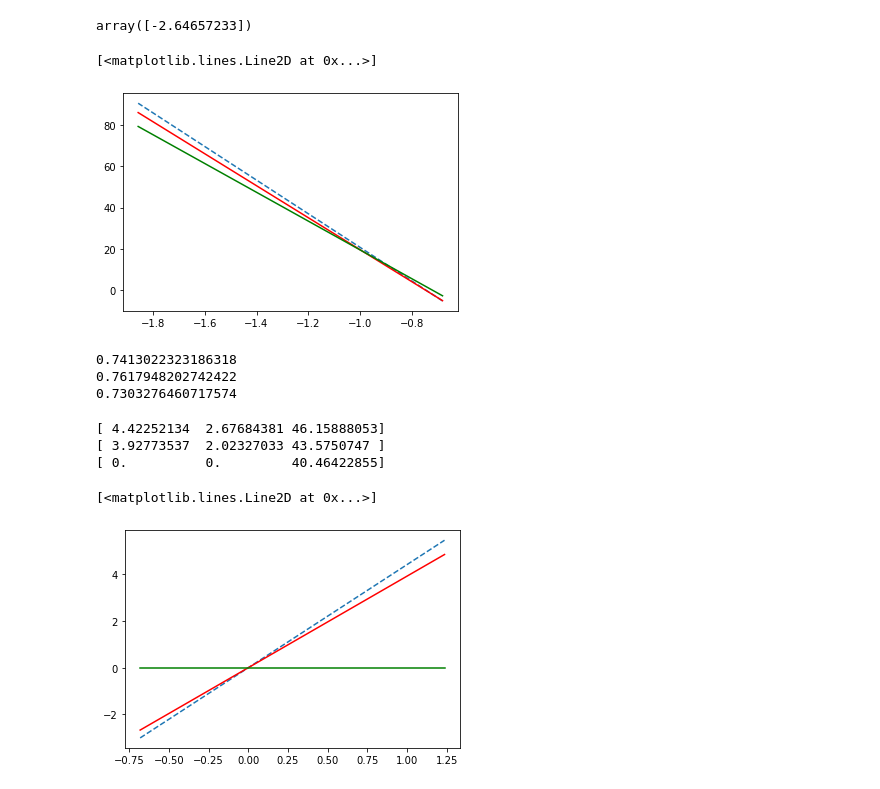
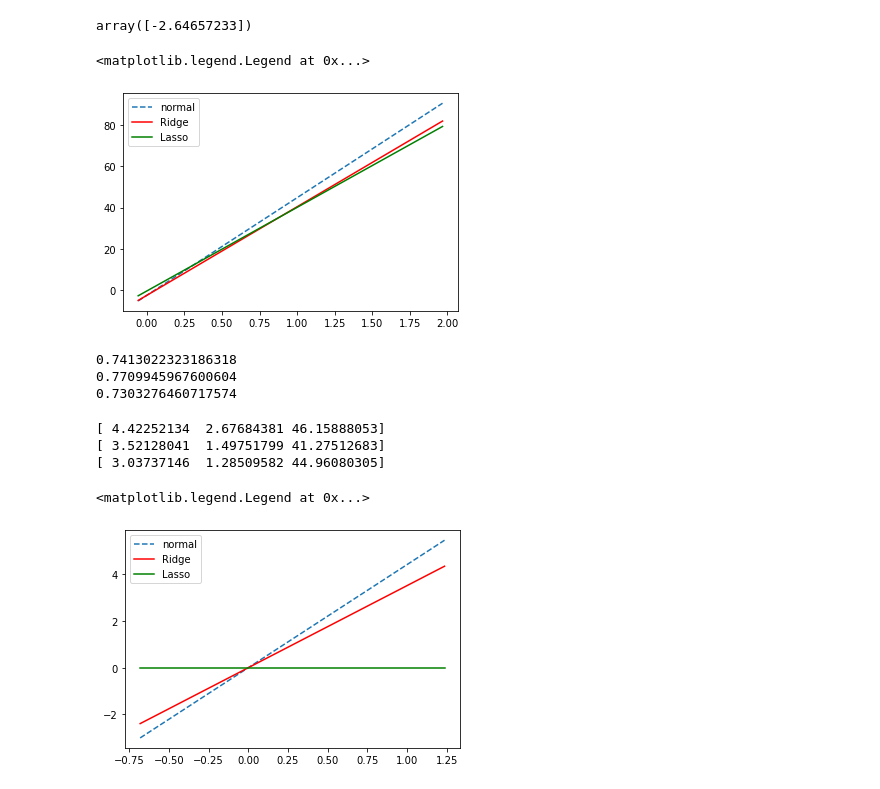
Before and after one commit to germanlinux/notebooks, a Jupyter notebook: blog/regression lineaire, lasso, ridge.ipynb, the cells around one changed output. Saved outputs shown, nothing was run; the diff lists cells and outputs as text; code cells hidden in the pictures.

```diff
--- a/blog/regression lineaire, lasso, ridge.ipynb
+++ b/blog/regression lineaire, lasso, ridge.ipynb
@@ -90,7 +90,7 @@ plt.subplots_adjust(left=0.3)
 # %% [output]
 [figure]
 # %%
-ridg = Ridge(alpha=5.0)
+ridg = Ridge(alpha=10.0)
 ridg.fit(X_train, y_train)
 print(ridg.score(X_test, y_test))
 # %% [output]
@@ -137,25 +137,18 @@ lasso.predict([X_train[0]])
 # %% [output]
 array([-2.64657233])
 # %%
-plt.plot([X_train[0,0], X_train[-1,1]] , [rp1, rp2], linestyle= '--')
-plt.plot([X_train[0,0], X_train[-1,1]] , [rip1, rip2], linestyle= '-', color ='r')
-plt.plot([X_train[0,0], X_train[-1,1]] , [lap1, lap2], linestyle= '-', color ='green')
+plt.plot([X_train[0,2], X_train[-1,2]] , [rp1, rp2], linestyle= '--')
+plt.plot([X_train[0,2], X_train[-1,2]] , [rip1, rip2], linestyle= '-', color ='r')
+plt.plot([X_train[0,2], X_train[-1,2]] , [lap1, lap2], linestyle= '-', color ='green')
+plt.legend(['normal', 'Ridge', 'Lasso'])
 # %% [output]
-[<matplotlib.lines.Line2D at 0x...>]
+<matplotlib.legend.Legend at 0x...>
-[figure, old version]
+[figure, new version]
 # %%
 print(reg.score(X_test, y_test))
 print(ridg.score(X_test, y_test))
 print(lasso.score(X_test, y_test))
 # %% [output]
 0.7413022323186318
-0.7617948202742422
+0.7709945967600604
 0.7303276460717574
-# %%
-print(reg.coef_)
-print(ridg.coef_)
-print(lasso.coef_)
-# %% [output]
-[ 4.42252134  2.67684381 46.15888053]
-[ 3.92773537  2.02327033 43.5750747 ]
-[ 0.          0.         40.46422855]
@@ -170,0 +155,8 @@ factlasso2 = lasso.coef_[0] * X_train[-1,0]
+# %%
+print(reg.coef_)
+print(ridg.coef_)
+print(lasso.coef_)
+# %% [output]
+[ 4.42252134  2.67684381 46.15888053]
+[ 3.52128041  1.49751799 41.27512683]
+[ 3.03737146  1.28509582 44.96080305]
@@ -172,6 +173,7 @@ factlasso2 = lasso.coef_[0] * X_train[-1,0]
 plt.plot([X_train[0,0], X_train[-1,0]] , [factreg1,factreg2], linestyle= '--')
 plt.plot([X_train[0,0], X_train[-1,0]] , [factridg1,factridg2], linestyle= '-', color ='r')
 plt.plot([X_train[0,0], X_train[-1,0]] , [factlasso1, factlasso2], linestyle= '-', color ='green')
+plt.legend(['normal', 'Ridge', 'Lasso'])
 # %% [output]
-[<matplotlib.lines.Line2D at 0x...>]
+<matplotlib.legend.Legend at 0x...>
-[figure, old version]
+[figure, new version]
```
Also changed, not shown: parts of 7 cells of this notebook.
